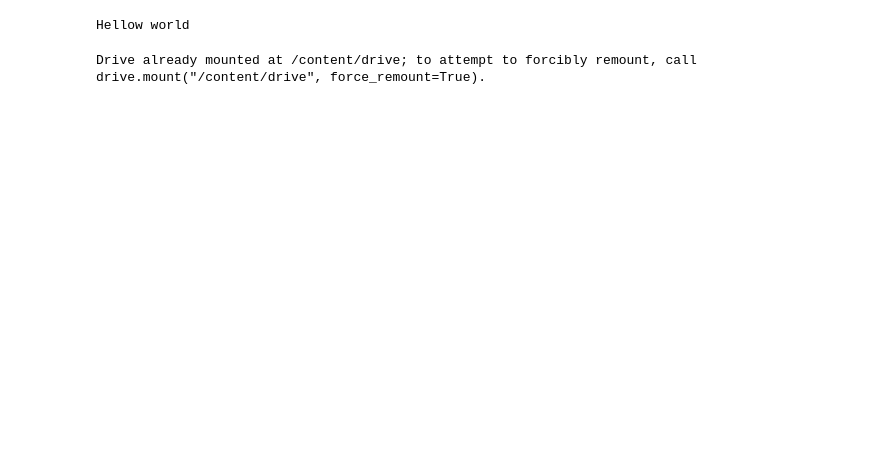
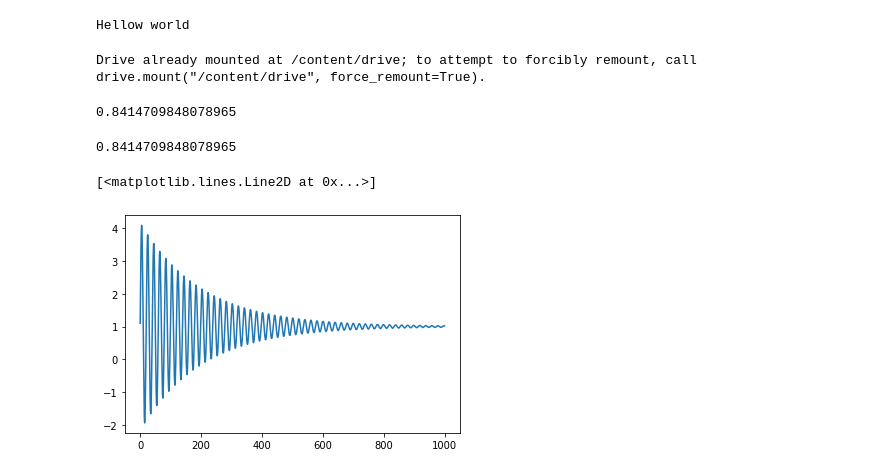
Before and after one commit to khu-bigphys-2020/lectures-bigphys, a Jupyter notebook: 01-kimtaerang.ipynb, the cells around one changed output. Cells and saved outputs as stored; diff of their text form; code cells hidden in the pictures; blank space fills up the shorter version.

```diff
--- a/01-kimtaerang.ipynb
+++ b/01-kimtaerang.ipynb
@@ -12,3 +12,38 @@ Drive already mounted at /content/drive; to attempt to forcibly remount, call dr
 # %%
 import matplotlib.pyplot as plt
 import numpy as np
+from math import *
+sin(1)
+# %% [output]
+0.8414709848078965
+# %%
+sin(1)
+# %% [output]
+0.8414709848078965
+# %%
+m = 1 # this is mass of the particle
+t = 0.0
+x0 = 1.0 #default length of the spring
+x = x0+ 0.1 # position
+v = 1.0
+k =0.1 # spring const
+#a = -9.8 # accel
+# %%
+dt = 0.1
+tlist = [t,]
+xlist = [x,]
+vlist = [v,]
+for i in range(10000):
+  t = t+ dt
+  x = x + v*dt
+  a = -k*(x-x0)/m - 0.01 *v
+  #a = -k*(x-x0)/m #F =ma
+  v = v +a*dt
+  tlist.append(t)
+  xlist.append(x)
+  vlist.append(v)
+# %%
+plt.plot(tlist,xlist)
+# %% [output]
+[<matplotlib.lines.Line2D at 0x...>]
+[figure, added]
```
Also changed, not shown: parts of 2 cells of this notebook.
